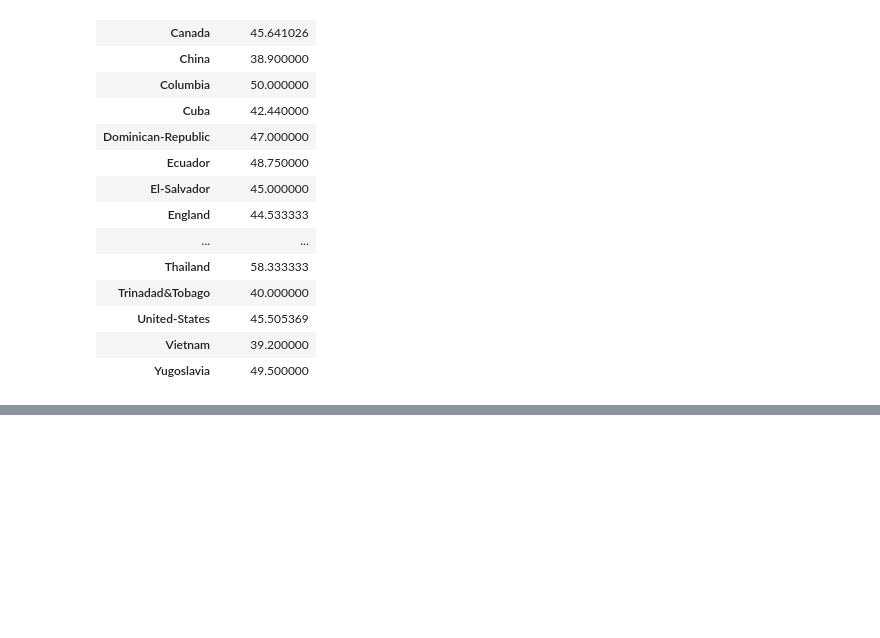
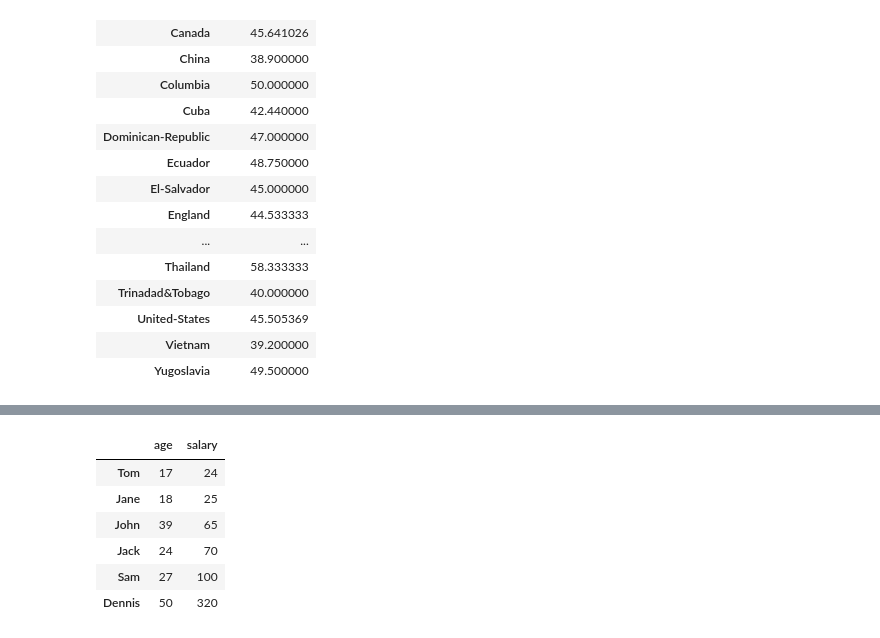
Before and after one commit to cmplx-xyttmt/openml-course, a Jupyter notebook: Assignment 1.ipynb, the cells around one changed output, grey strips where cells are left out. Saved outputs shown, nothing was run; the diff lists cells and outputs as text; code cells hidden in the pictures; blank space fills up the shorter version.

```diff
--- a/Assignment 1.ipynb
+++ b/Assignment 1.ipynb
@@ -258,0 +306,15 @@ adult_data[adult_data['salary'] == ">50K"].groupby(['native-country'])[['hours-p
+# %%
+# Example of creating a data frame indexed by strings
+toy_df = pd.DataFrame({'age': [17, 18, 39, 24, 27, 50],
+                       'salary': [24, 25, 65, 70, 100, 320]},
+                      index=['Tom', 'Jane', 'John', 'Jack', 'Sam', 'Dennis'])
+# %%
+toy_df
+# %% [output]
+|  | age | salary |
+| Tom | 17 | 24 |
+| Jane | 18 | 25 |
+| John | 39 | 65 |
+| Jack | 24 | 70 |
+| Sam | 27 | 100 |
+| Dennis | 50 | 320 |
```
Also changed, not shown: parts of 11 cells of this notebook, 2 other files.
